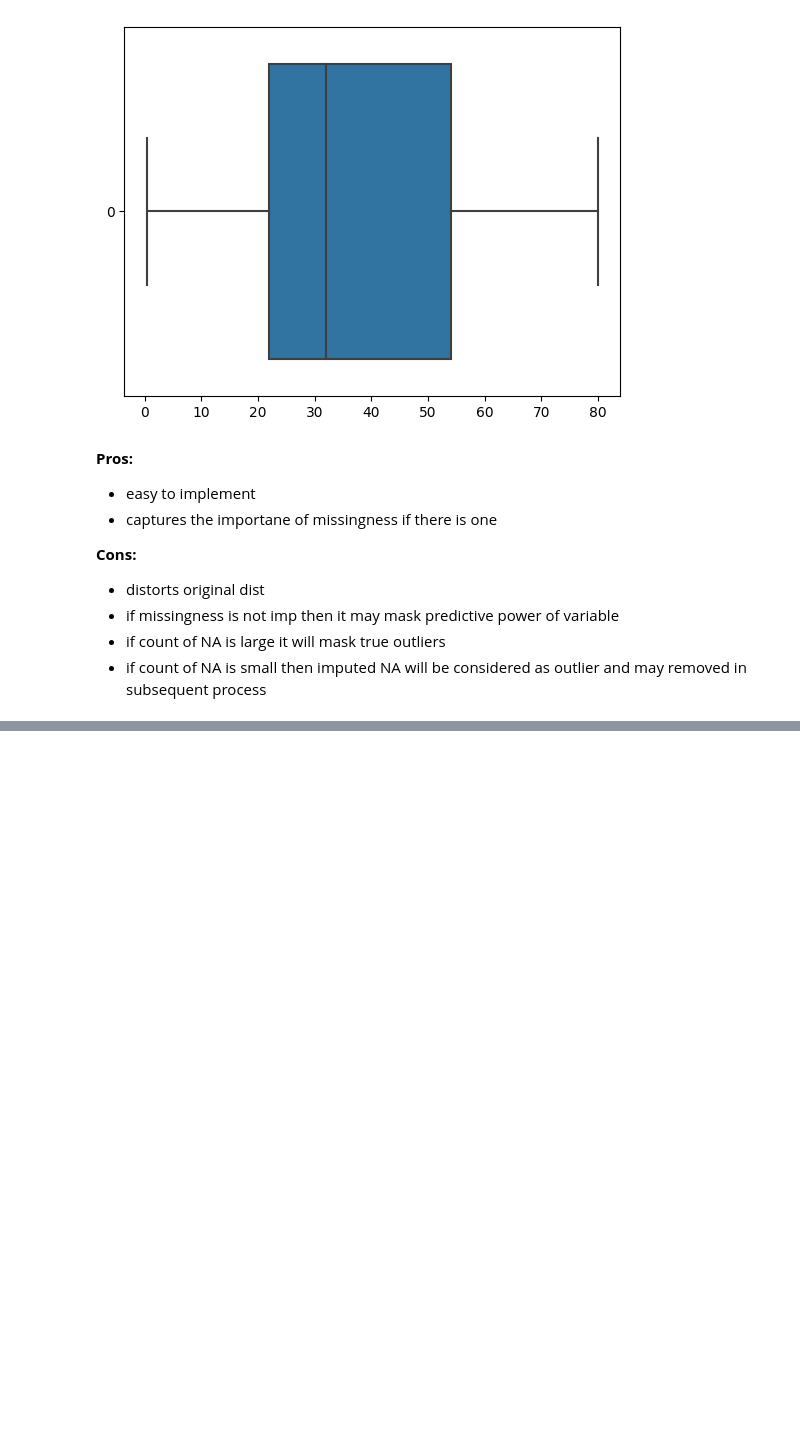
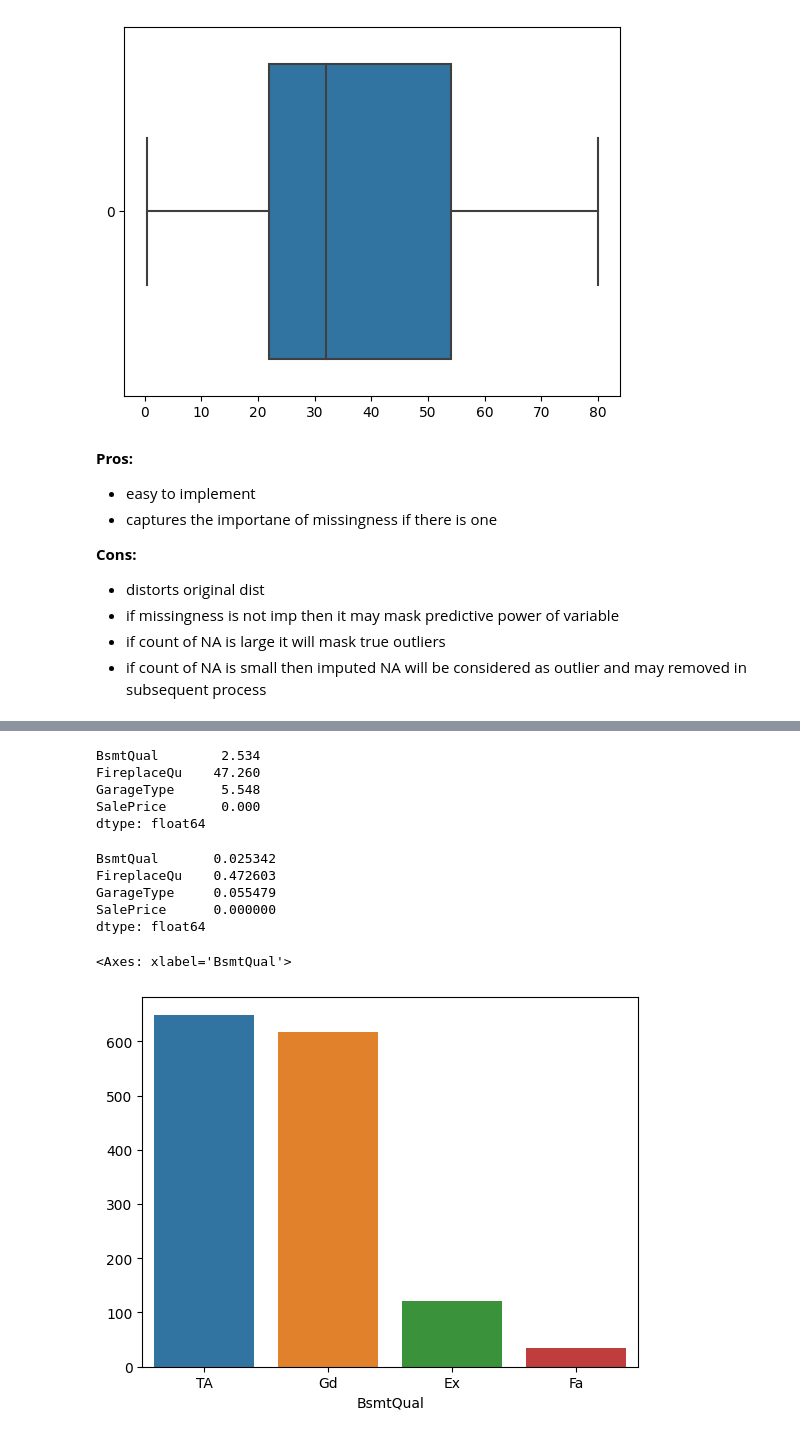
Before and after one commit to ashishyadav2/Data-Science, a Jupyter notebook: Notebooks/handling_missing_values.ipynb, the cells around one changed output, grey strips where cells are left out. Cells and saved outputs as stored; diff of their text form; code cells hidden in the pictures; blank space fills up the shorter version.

```diff
--- a/Notebooks/handling_missing_values.ipynb
+++ b/Notebooks/handling_missing_values.ipynb
@@ -405,0 +440,4 @@ sns.boxplot(df.Age_end_distribution,orient='h')
+# %%
+path = os.path.join('G:\Ashish Yadav\Backup Google Drive\Documents-Lecture\Github\Data-Science\Datasets')
+df = pd.read_csv(os.path.join(path,'house_prices.csv'),usecols=['BsmtQual','FireplaceQu','GarageType','SalePrice'])
+df.head()
@@ -405,0 +451,22 @@ sns.boxplot(df.Age_end_distribution,orient='h')
+# %%
+# percentage of missing values
+df.isnull().sum().apply(lambda x: round(x/df.shape[0]*100,3))
+# %% [output]
+BsmtQual        2.534
+FireplaceQu    47.260
+GarageType      5.548
+SalePrice       0.000
+dtype: float64
+# %%
+df.isnull().mean()
+# %% [output]
+BsmtQual       0.025342
+FireplaceQu    0.472603
+GarageType     0.055479
+SalePrice      0.000000
+dtype: float64
+# %%
+sns.barplot(x=df['BsmtQual'].value_counts().index,y=df['BsmtQual'].value_counts().values)
+# %% [output]
+<Axes: xlabel='BsmtQual'>
+[figure, added]
```
Also changed, not shown: parts of 104 cells of this notebook, 1 other file.
